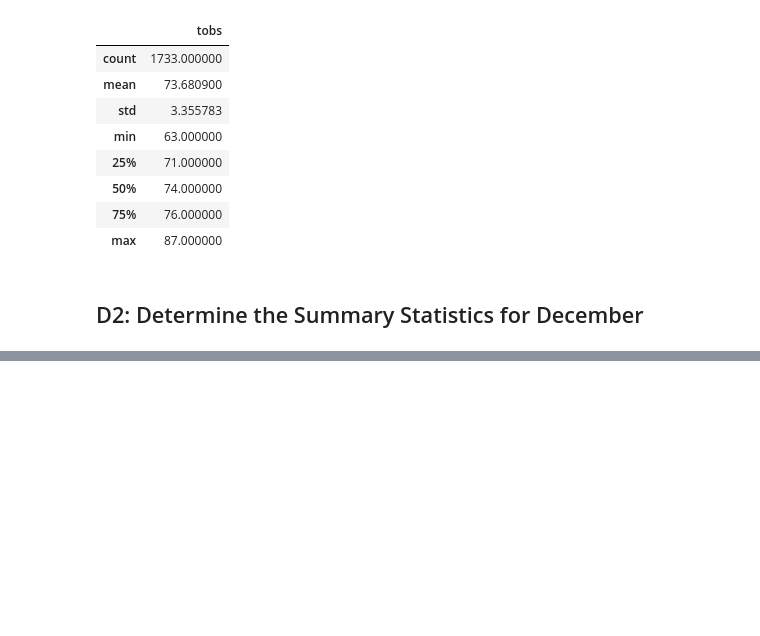
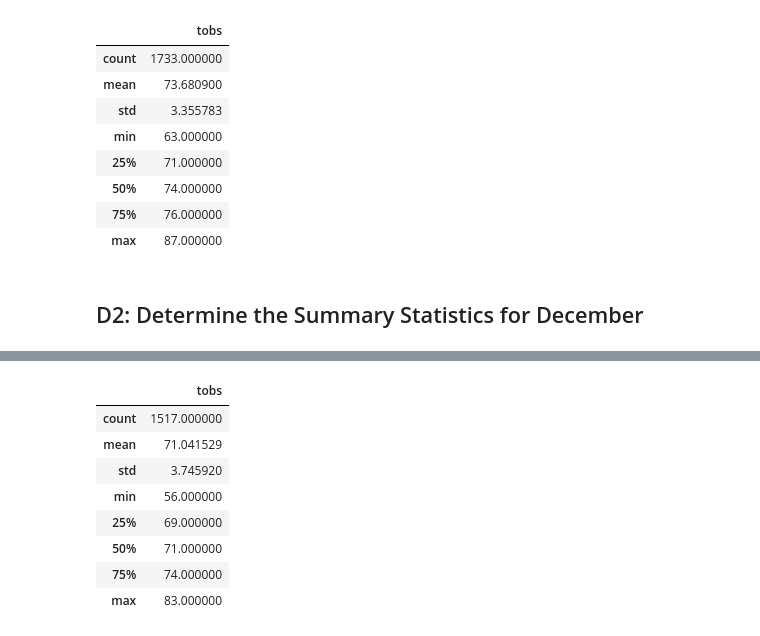
Before and after one commit to m-miley/surfs_up, a Jupyter notebook: SurfsUp_Challenge.ipynb, the cells around one changed output, grey strips where cells are left out. Saved outputs shown, nothing was run; the diff lists cells and outputs as text; code cells hidden in the pictures; blank space fills up the shorter version.

```diff
--- a/SurfsUp_Challenge.ipynb
+++ b/SurfsUp_Challenge.ipynb
@@ -106,5 +106,8 @@ june_df.describe()
 ## D2: Determine the Summary Statistics for December
 # %%
 # 6. Write a query that filters the Measurement table to retrieve the temperatures for the month of December.
+december_temps = session.query(Measurement.tobs).filter(func.strftime("%m", Measurement.date) == "12")
 # %%
 # 7. Convert the December temperatures to a list.
+december_temps = [i[0] for i in december_temps]
+december_temps
@@ -111,2 +132,4 @@ june_df.describe()
 # %%
 # 8. Create a DataFrame from the list of temperatures for the month of December.
+december_df = pd.DataFrame(december_temps, columns=['tobs'])
+december_df.head()
@@ -113,2 +143,13 @@ june_df.describe()
 # %%
 # 9. Calculate and print out the summary statistics for the Decemeber temperature DataFrame.
+december_df.describe()
+# %% [output]
+|  | tobs |
+| count | 1517.000000 |
+| mean | 71.041529 |
+| std | 3.745920 |
+| min | 56.000000 |
+| 25% | 69.000000 |
+| 50% | 71.000000 |
+| 75% | 74.000000 |
+| max | 83.000000 |
```
Also changed, not shown: parts of 2 cells of this notebook.
